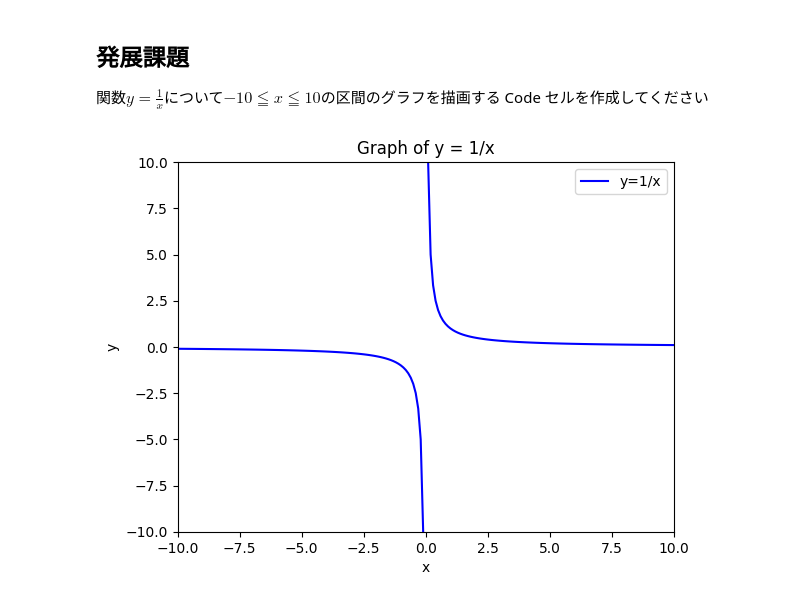
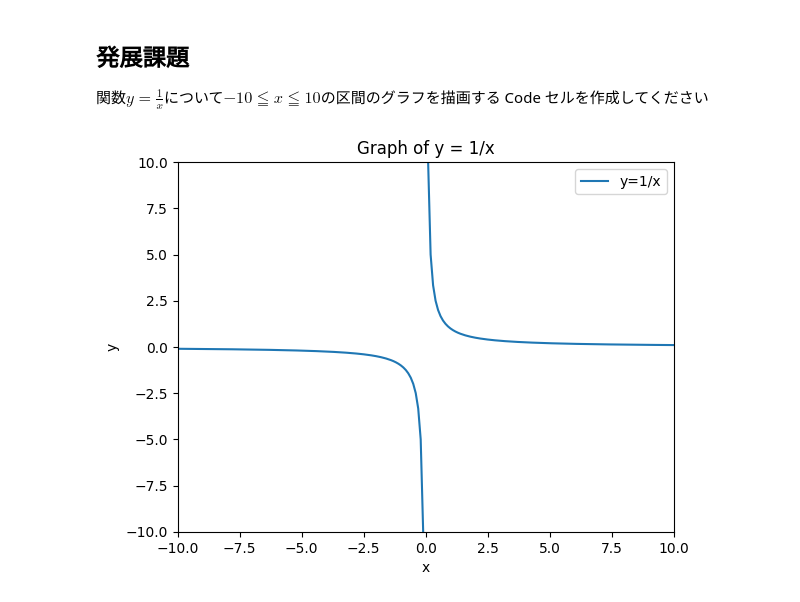
Before and after one commit to imoken777/cs2, a Jupyter notebook: cs2023_algo/e/02/2-1.ipynb, the cells around one changed output. Cells and saved outputs as stored; diff of their text form; code cells hidden in the pictures.

```diff
--- a/cs2023_algo/e/02/2-1.ipynb
+++ b/cs2023_algo/e/02/2-1.ipynb
@@ -39,23 +39,25 @@ plt.show()
 # %%
 import matplotlib.pyplot as plt
 
 
-xs_pos = [i * 0.1 for i in range(1, 101)]
-xs_neg = [-i * 0.1 for i in range(1, 101)]
+xs = [i * 0.1 for i in range(-100, 101)]
 
-ys_pos = [1 / x for x in xs_pos]
-ys_neg = [1 / x for x in xs_neg]
+ys = []
+for x in xs:
+    if x != 0:
+        ys.append(1 / x)
+    else:
+        ys.append(None)
 
-plt.plot(xs_pos, ys_pos, label='y=1/x', color='blue')
-plt.plot(xs_neg, ys_neg, color='blue')
+plt.plot(xs, ys, label='y=1/x')
 
 plt.xlim(-10, 10)
 plt.ylim(-10, 10)
 plt.xlabel('x')
 plt.ylabel('y')
 plt.title('Graph of y = 1/x')
 plt.legend()
 
 plt.show()
 # %% [output]
-[figure, old version]
+[figure, new version]
```
